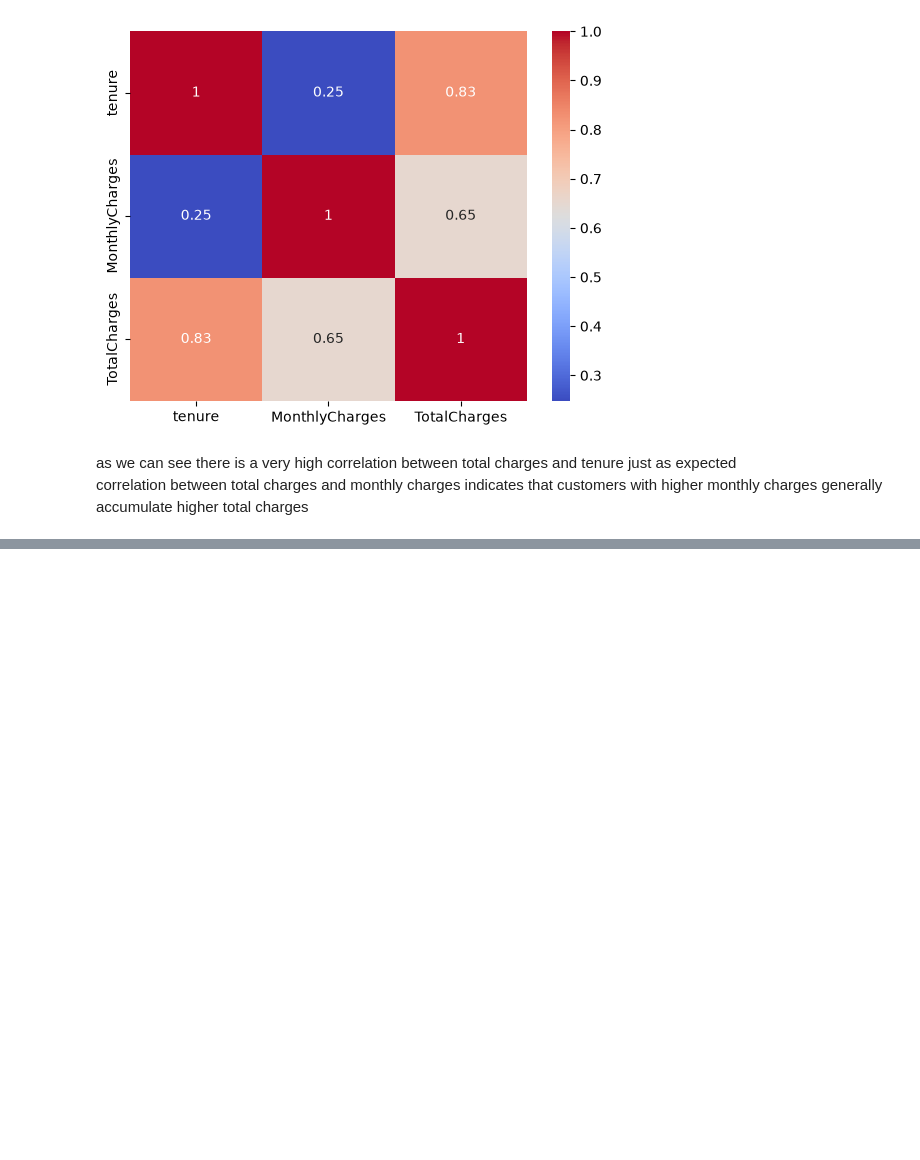
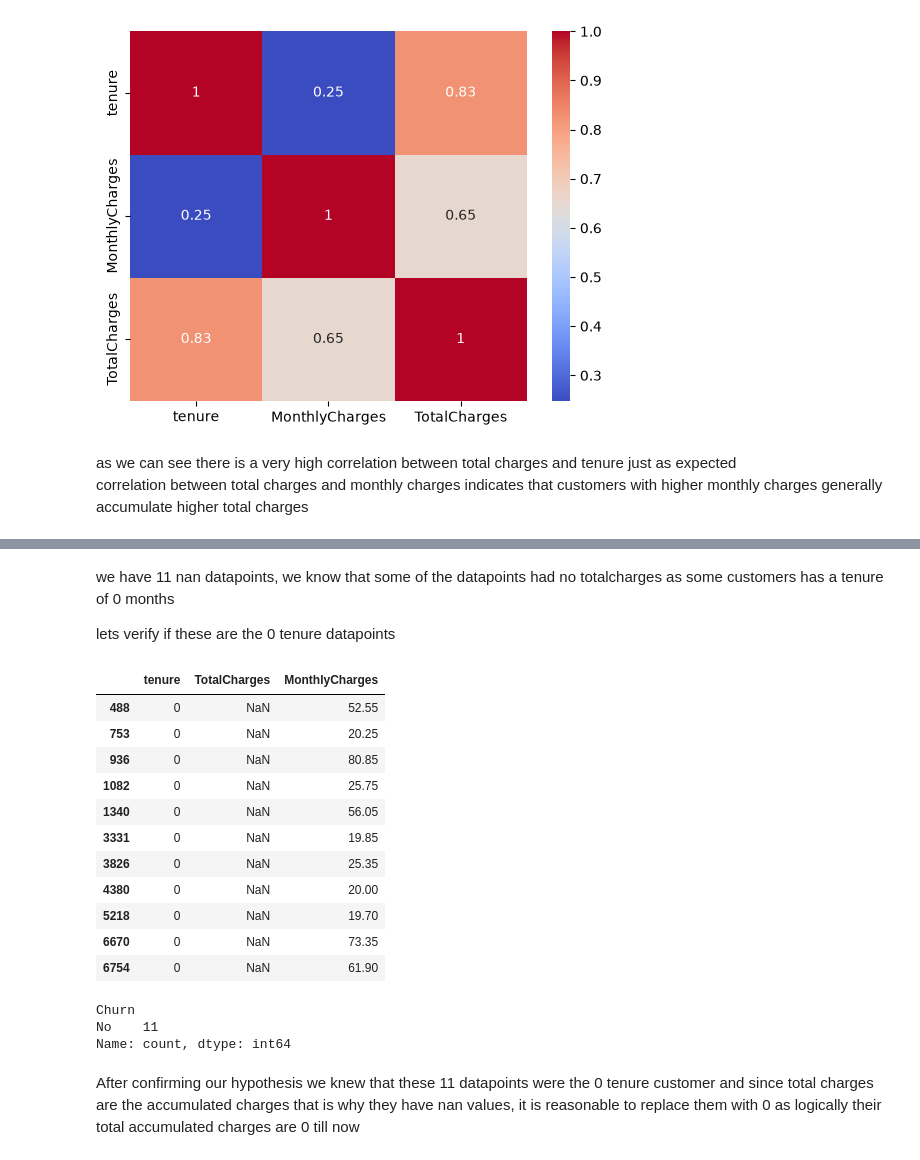
Before and after one commit to SuryanshThapliyal/IBM-Telco-customer-churn-prediction, a Jupyter notebook: customer_churn.ipynb, the cells around one changed output, grey strips where cells are left out. Saved outputs shown, nothing was run; the diff lists cells and outputs as text; code cells hidden in the pictures; blank space fills up the shorter version.

```diff
--- a/customer_churn.ipynb
+++ b/customer_churn.ipynb
@@ -1147,0 +1174,25 @@ correlation between total charges and monthly charges indicates that customers w
+# %% [markdown]
+we have 11 nan datapoints, we know that some of the datapoints had no totalcharges as some customers has a tenure of 0 months
+
+lets verify if these are the 0 tenure datapoints
+# %%
+df[df['TotalCharges'].isna()][['tenure', 'TotalCharges', 'MonthlyCharges']]
+# %% [output]
+|  | tenure | TotalCharges | MonthlyCharges |
+| 488 | 0 | NaN | 52.55 |
+| 753 | 0 | NaN | 20.25 |
+| 936 | 0 | NaN | 80.85 |
+| 1082 | 0 | NaN | 25.75 |
+| 1340 | 0 | NaN | 56.05 |
+| 3331 | 0 | NaN | 19.85 |
+| 3826 | 0 | NaN | 25.35 |
+| 4380 | 0 | NaN | 20.00 |
+| 5218 | 0 | NaN | 19.70 |
+| 6670 | 0 | NaN | 73.35 |
+| 6754 | 0 | NaN | 61.90 |
+# %%
+df[df["TotalCharges"].isna()]["Churn"].value_counts()
+# %% [output]
+Churn
+No    11
+Name: count, dtype: int64
@@ -1147,0 +1201,2 @@ correlation between total charges and monthly charges indicates that customers w
+# %% [markdown]
+After confirming our hypothesis we knew that these 11 datapoints were the 0 tenure customer and since total charges are the accumulated charges that is why they have nan values, it is reasonable to replace them with 0 as logically their total accumulated charges are 0 till now
```
Also changed, not shown: parts of 19 cells of this notebook.
